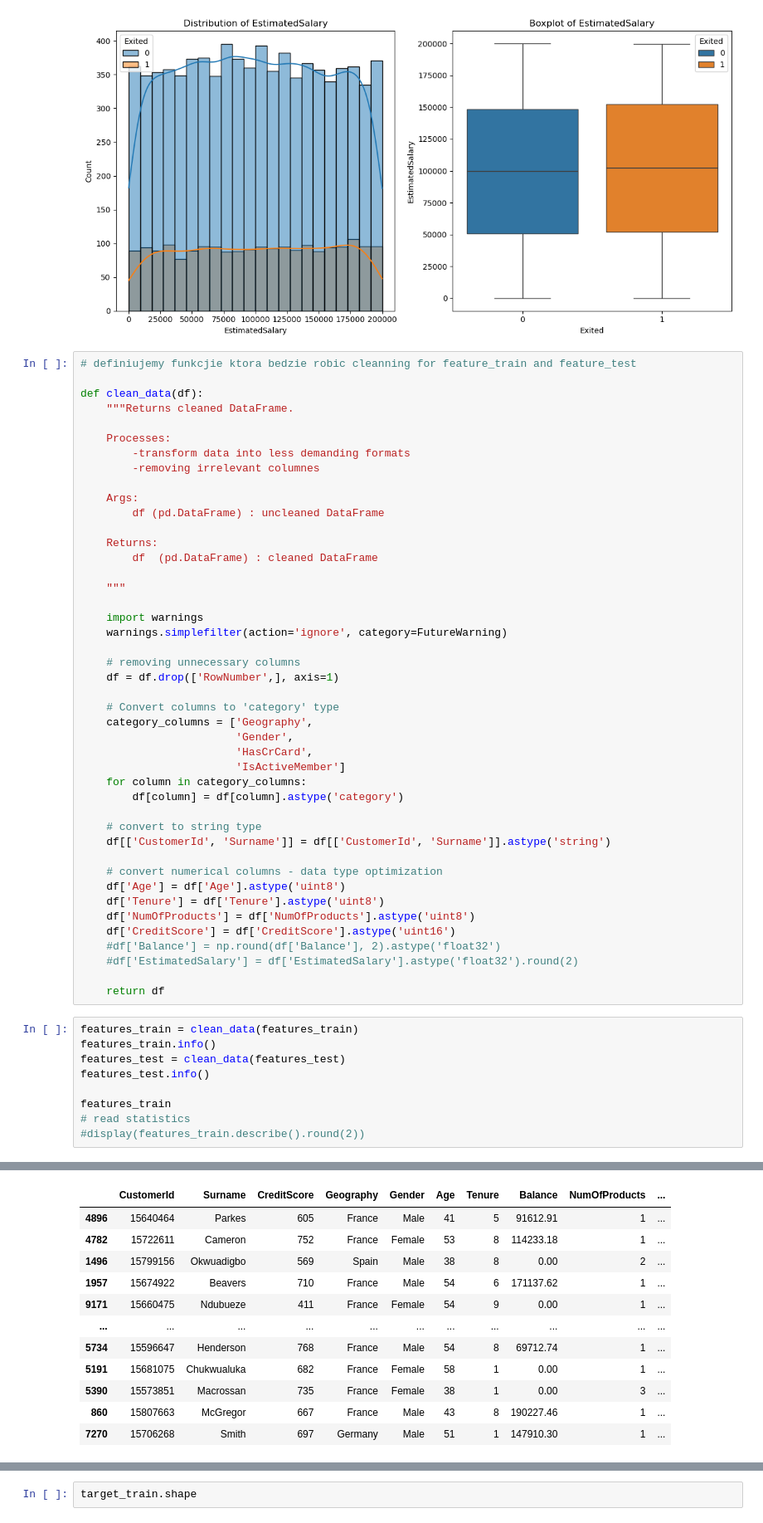
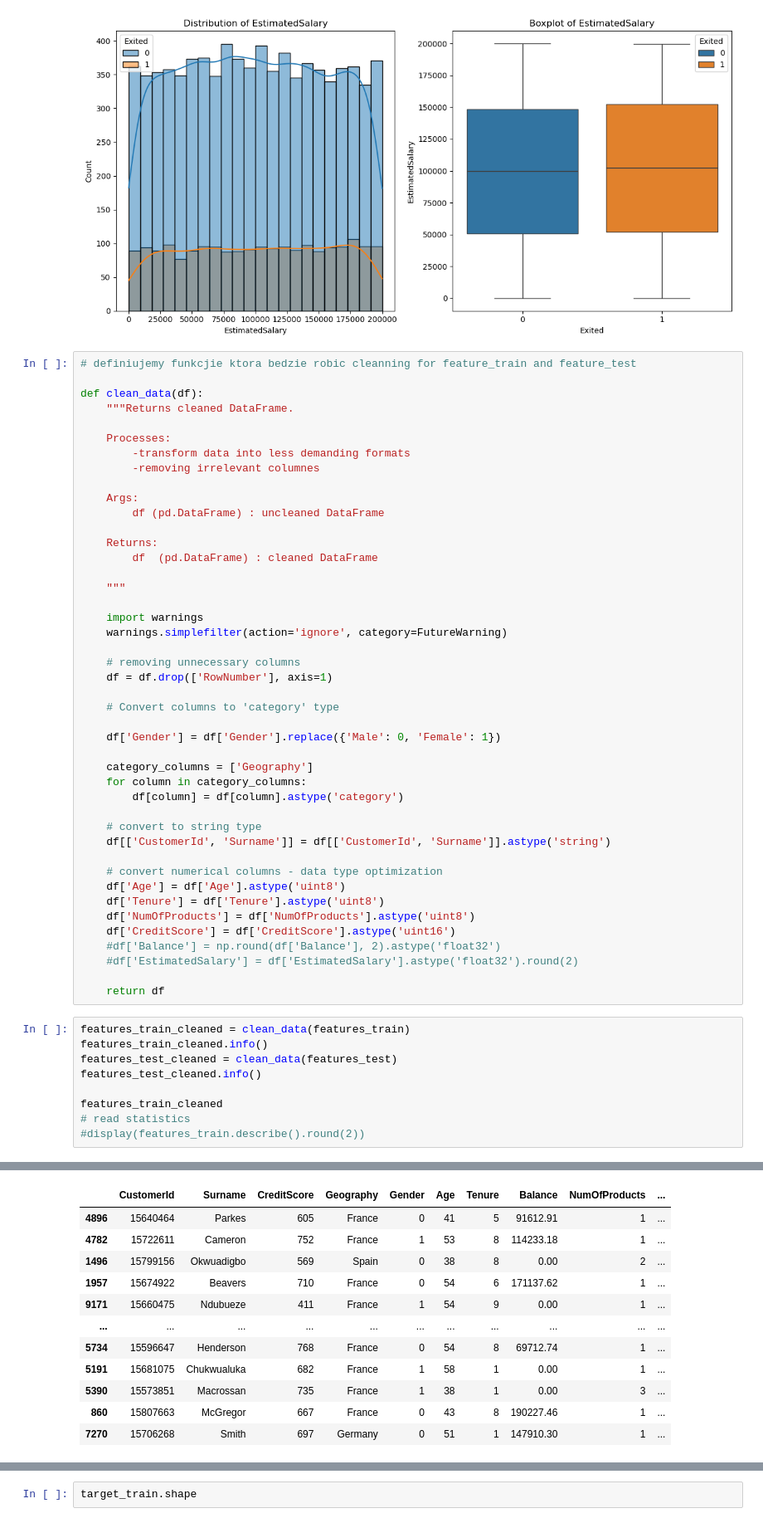
Before and after one commit to M-Grzymowicz/Banking-Customer-Churn---Analysis-and-Prediction, a Jupyter notebook: banking.ipynb, the cells around one changed output, grey strips where cells are left out. Shown at 83% size. Drawn from its saved outputs; the diff is of its cells as text.

```diff
--- a/banking.ipynb
+++ b/banking.ipynb
@@ -765,13 +765,13 @@ def clean_data(df):
     warnings.simplefilter(action='ignore', category=FutureWarning)
 
     # removing unnecessary columns
-    df = df.drop(['RowNumber',], axis=1)
+    df = df.drop(['RowNumber'], axis=1)
 
     # Convert columns to 'category' type
-    category_columns = ['Geography',
-                        'Gender',
-                        'HasCrCard',
-                        'IsActiveMember']
+
+    df['Gender'] = df['Gender'].replace({'Male': 0, 'Female': 1})
+
+    category_columns = ['Geography']
     for column in category_columns:
         df[column] = df[column].astype('category')
 
@@ -788,12 +788,12 @@ def clean_data(df):
 
     return df
 # %%
-features_train = clean_data(features_train)
-features_train.info()
-features_test = clean_data(features_test)
-features_test.info()
+features_train_cleaned = clean_data(features_train)
+features_train_cleaned.info()
+features_test_cleaned = clean_data(features_test)
+features_test_cleaned.info()
 
-features_train
+features_train_cleaned
 # read statistics
 #display(features_train.describe().round(2))
 # %% [output]
@@ -817,15 +817,15 @@ memory usage: 48.3 KB
 |  | CustomerId | Surname | CreditScore | Geography | Gender | Age | Tenure | Balance | NumOfProducts | ... |
-| 4896 | 15640464 | Parkes | 605 | France | Male | 41 | 5 | 91612.91 | 1 | ... |
-| 4782 | 15722611 | Cameron | 752 | France | Female | 53 | 8 | 114233.18 | 1 | ... |
-| 1496 | 15799156 | Okwuadigbo | 569 | Spain | Male | 38 | 8 | 0.00 | 2 | ... |
-| 1957 | 15674922 | Beavers | 710 | France | Male | 54 | 6 | 171137.62 | 1 | ... |
-| 9171 | 15660475 | Ndubueze | 411 | France | Female | 54 | 9 | 0.00 | 1 | ... |
+| 4896 | 15640464 | Parkes | 605 | France | 0 | 41 | 5 | 91612.91 | 1 | ... |
+| 4782 | 15722611 | Cameron | 752 | France | 1 | 53 | 8 | 114233.18 | 1 | ... |
+| 1496 | 15799156 | Okwuadigbo | 569 | Spain | 0 | 38 | 8 | 0.00 | 2 | ... |
+| 1957 | 15674922 | Beavers | 710 | France | 0 | 54 | 6 | 171137.62 | 1 | ... |
+| 9171 | 15660475 | Ndubueze | 411 | France | 1 | 54 | 9 | 0.00 | 1 | ... |
 | ... | ... | ... | ... | ... | ... | ... | ... | ... | ... | ... |
-| 5734 | 15596647 | Henderson | 768 | France | Male | 54 | 8 | 69712.74 | 1 | ... |
-| 5191 | 15681075 | Chukwualuka | 682 | France | Female | 58 | 1 | 0.00 | 1 | ... |
-| 5390 | 15573851 | Macrossan | 735 | France | Female | 38 | 1 | 0.00 | 3 | ... |
-| 860 | 15807663 | McGregor | 667 | France | Male | 43 | 8 | 190227.46 | 1 | ... |
-| 7270 | 15706268 | Smith | 697 | Germany | Male | 51 | 1 | 147910.30 | 1 | ... |
+| 5734 | 15596647 | Henderson | 768 | France | 0 | 54 | 8 | 69712.74 | 1 | ... |
+| 5191 | 15681075 | Chukwualuka | 682 | France | 1 | 58 | 1 | 0.00 | 1 | ... |
+| 5390 | 15573851 | Macrossan | 735 | France | 1 | 38 | 1 | 0.00 | 3 | ... |
+| 860 | 15807663 | McGregor | 667 | France | 0 | 43 | 8 | 190227.46 | 1 | ... |
+| 7270 | 15706268 | Smith | 697 | Germany | 0 | 51 | 1 | 147910.30 | 1 | ... |
 9000 rows × 12 columns
 # %%
 target_train.shape
```
Also changed, not shown: parts of 11 cells of this notebook.
